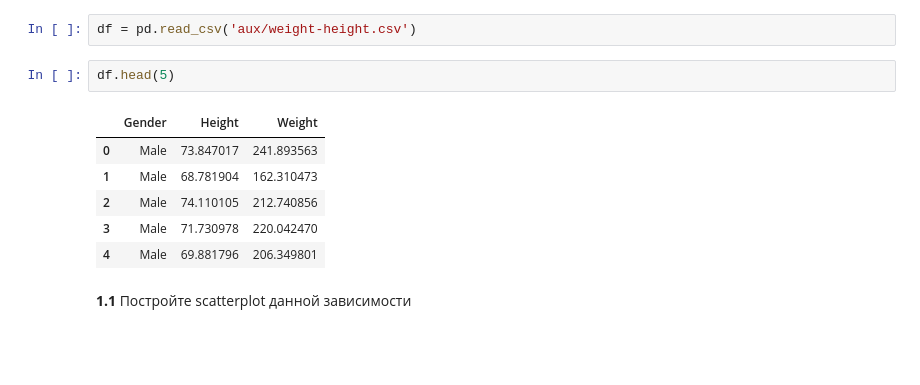
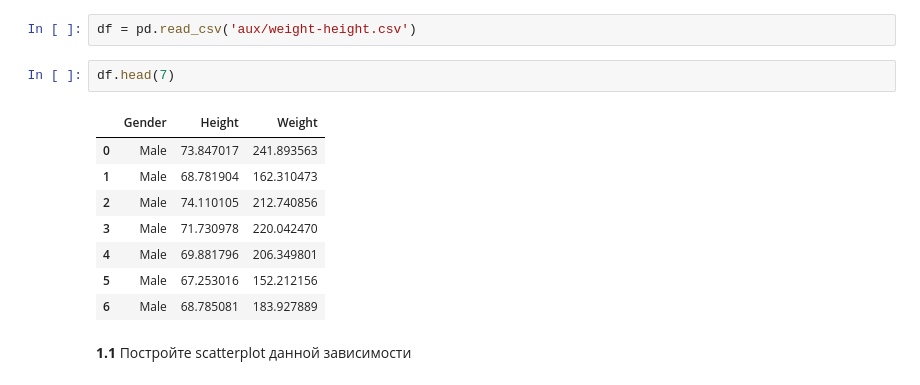
Before and after one commit to S2pacAV/05-math, a Jupyter notebook: 05-02-task.ipynb, the cells around one changed output. Drawn from its saved outputs; the diff is of its cells as text; blank space fills up the shorter version.

```diff
--- a/05-02-task.ipynb
+++ b/05-02-task.ipynb
@@ -22,14 +22,16 @@ __great__ = 'Все круто!'
 # %%
 df = pd.read_csv('aux/weight-height.csv')
 # %%
-df.head(5)
+df.head(7)
 # %% [output]
 |  | Gender | Height | Weight |
 | 0 | Male | 73.847017 | 241.893563 |
 | 1 | Male | 68.781904 | 162.310473 |
 | 2 | Male | 74.110105 | 212.740856 |
 | 3 | Male | 71.730978 | 220.042470 |
 | 4 | Male | 69.881796 | 206.349801 |
+| 5 | Male | 67.253016 | 152.212156 |
+| 6 | Male | 68.785081 | 183.927889 |
 # %% [markdown]
 __1.1__ Постройте scatterplot данной зависимости
 # %%
```
Also changed, not shown: parts of 1 cell of this notebook.
